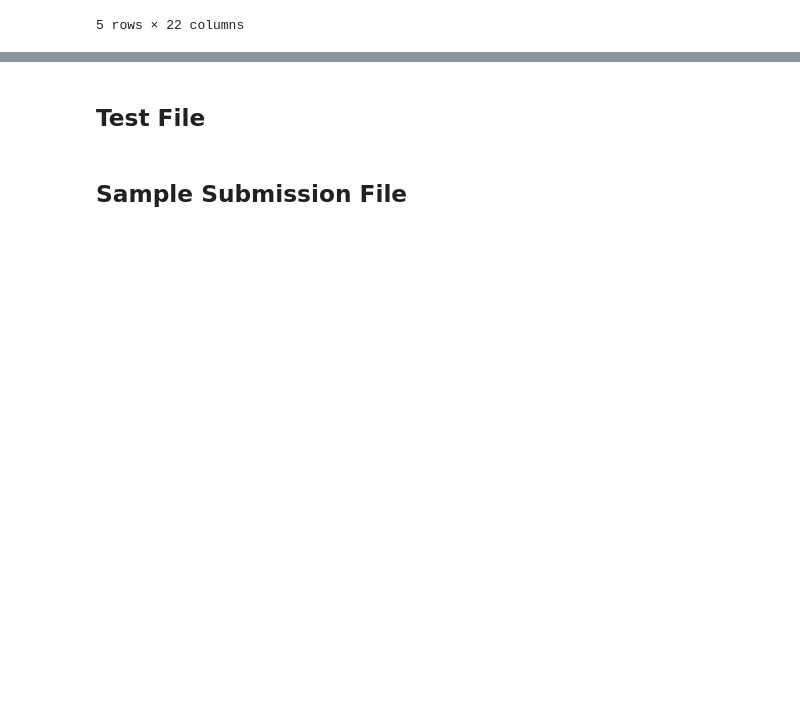
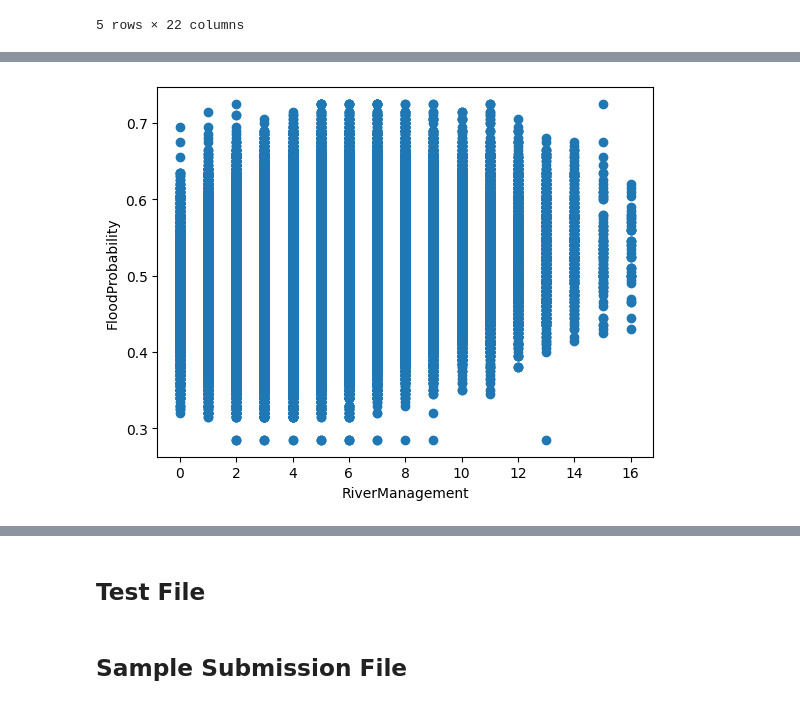
Before and after one commit to leonnmarcoo/CCMACLRL_EXERCISES_COM232, a Jupyter notebook: Midterm_Exam.ipynb, the cells around one changed output, grey strips where cells are left out. Saved outputs shown, nothing was run; the diff lists cells and outputs as text; code cells hidden in the pictures; blank space fills up the shorter version.

```diff
--- a/Midterm_Exam.ipynb
+++ b/Midterm_Exam.ipynb
@@ -21,0 +44,8 @@ traindata.head()
+# %%
+plt.scatter(df["RiverManagement"],
+            df["FloodProbability"])
+plt.xlabel("RiverManagement")
+plt.ylabel("FloodProbability")
+plt.show()
+# %% [output]
+[figure, added]
```
Also changed, not shown: parts of 25 cells of this notebook.
